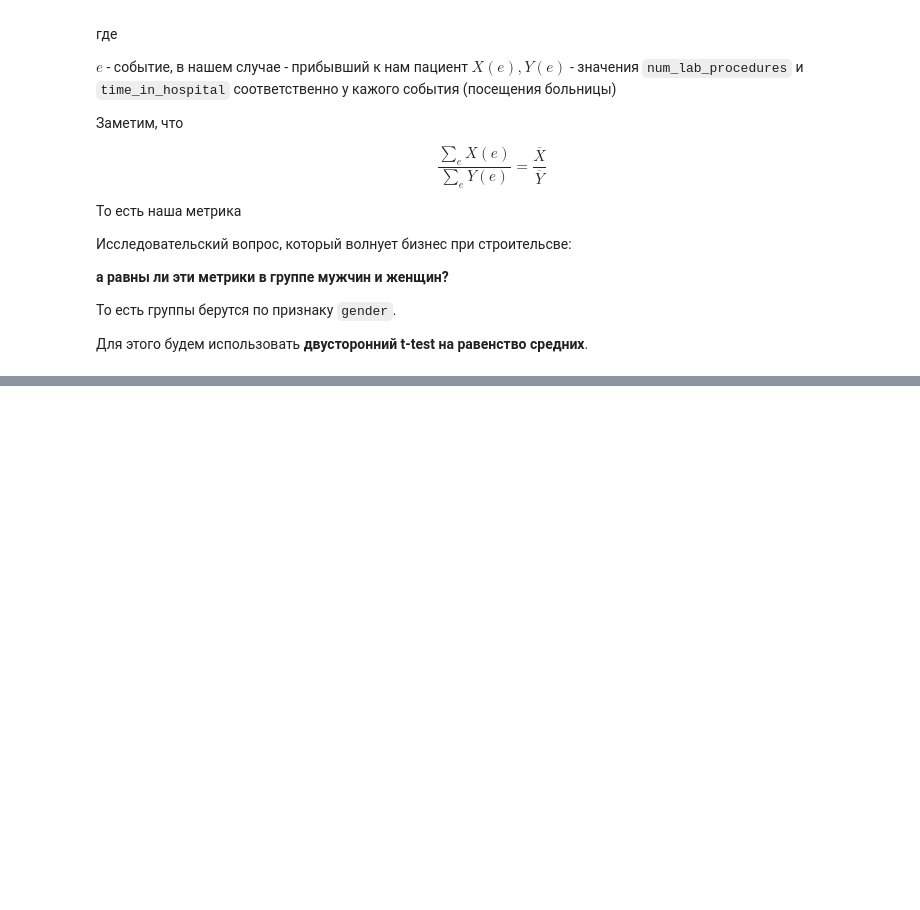
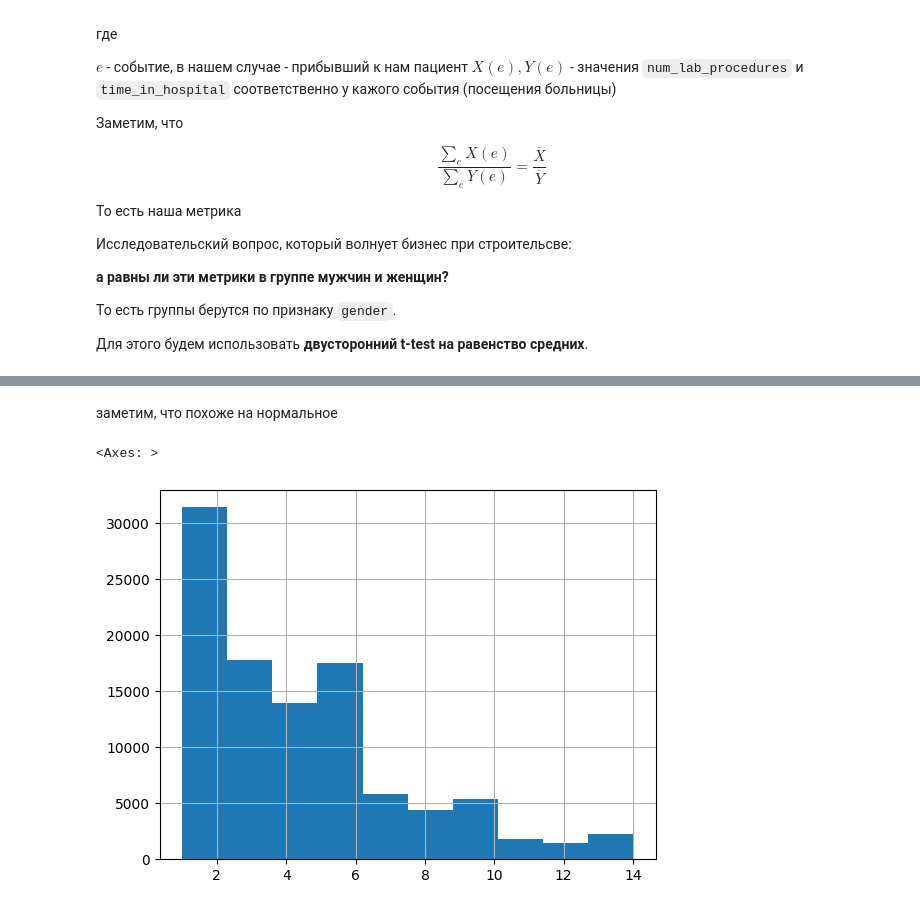
Before and after one commit to Melekh11/gp4_tests, a Jupyter notebook: hypo3.ipynb, the cells around one changed output, grey strips where cells are left out. Cells and saved outputs as stored; diff of their text form; code cells hidden in the pictures; blank space fills up the shorter version.

```diff
--- a/hypo3.ipynb
+++ b/hypo3.ipynb
@@ -101,0 +176,7 @@ $$
+# %% [markdown]
+заметим, что похоже на нормальное
+# %%
+df.time_in_hospital.hist()
+# %% [output]
+<Axes: >
+[figure, added]
```
Also changed, not shown: parts of 29 cells of this notebook, 1 other file.
